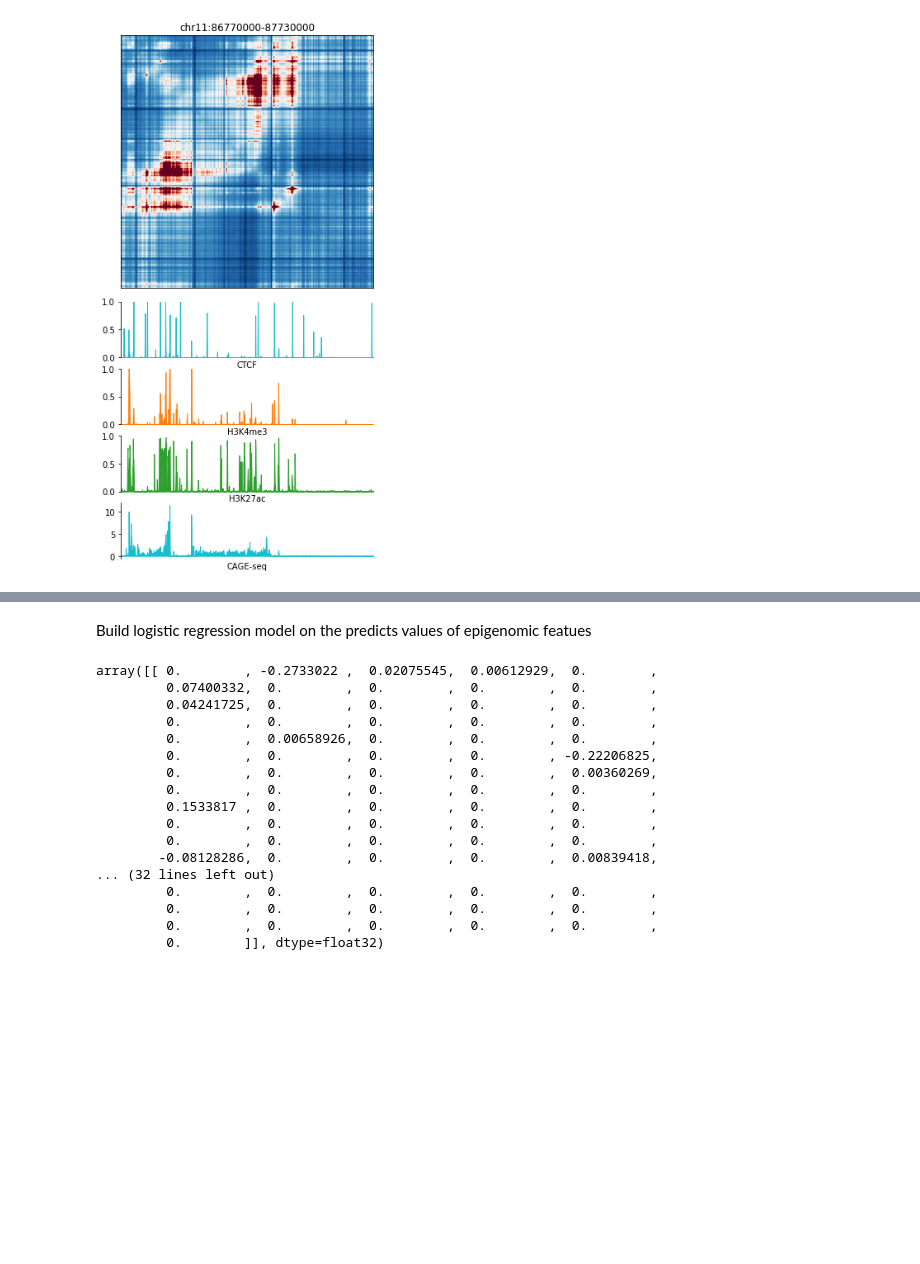
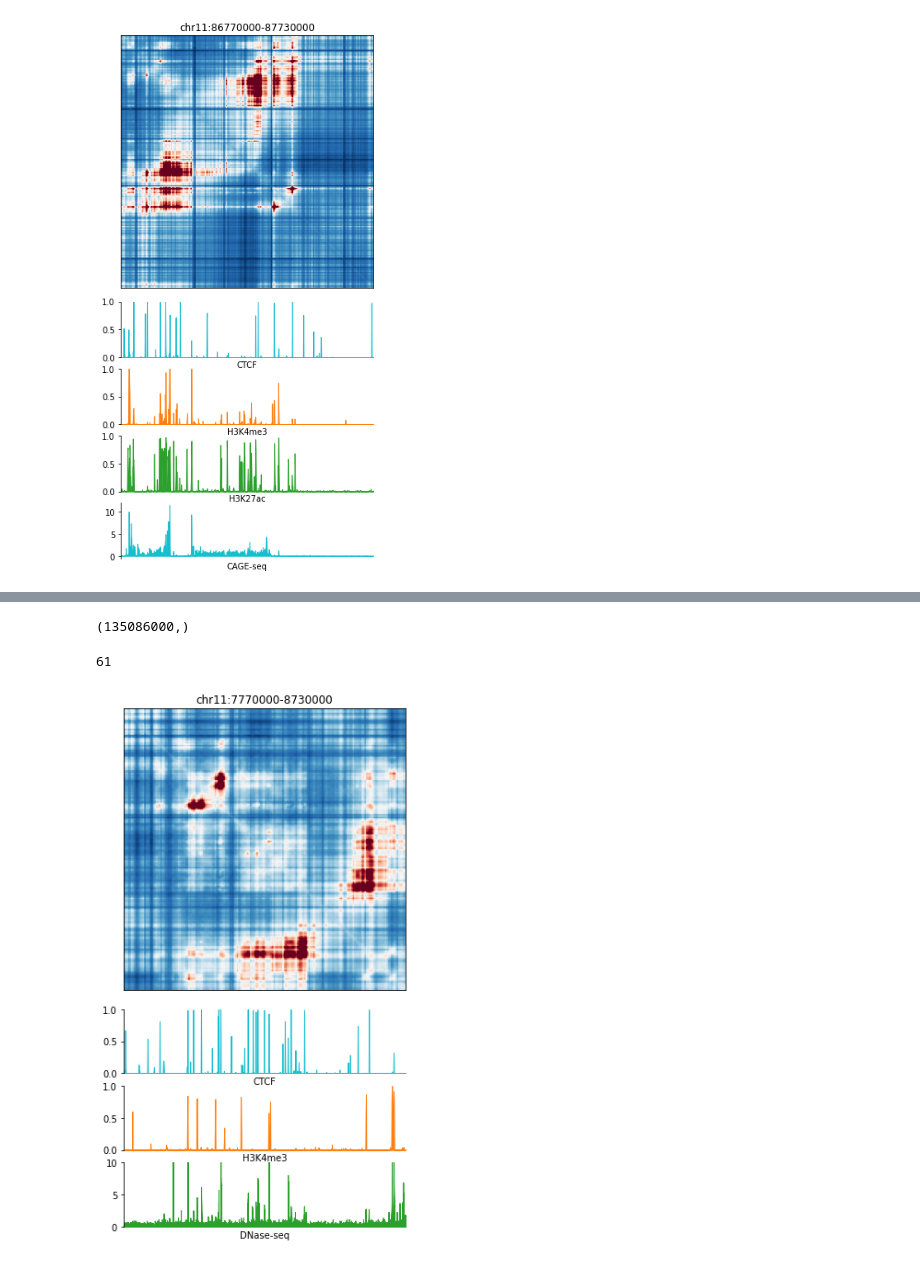
Before and after one commit to liu-bioinfo-lab/EPCOT, a Jupyter notebook: EPCOT_usage.ipynb, the cells around one changed output, grey strips where cells are left out. Cells and saved outputs as stored; diff of their text form; code cells hidden in the pictures; blank space fills up the shorter version.

```diff
--- a/EPCOT_usage.ipynb
+++ b/EPCOT_usage.ipynb
@@ -616,26 +444,41 @@ pred_epis=np.vstack(pred_epis)
-# %% [markdown]
-Build logistic regression model on the predicts values of epigenomic featues
-# %%
-from sklearn.linear_model import LogisticRegression
-# investigate 236 TFs, you can select TFs of interest
-pred_tfs=pred_epis[:,:236]
-clf = LogisticRegression(random_state=0,penalty='l1',solver='saga',C=0.2,max_iter=10000).fit(pred_tfs, labels)
-clf.coef_
-# %% [output]
-array([[ 0.        , -0.2733022 ,  0.02075545,  0.00612929,  0.        ,
-         0.07400332,  0.        ,  0.        ,  0.        ,  0.        ,
-         0.04241725,  0.        ,  0.        ,  0.        ,  0.        ,
-         0.        ,  0.        ,  0.        ,  0.        ,  0.        ,
-         0.        ,  0.00658926,  0.        ,  0.        ,  0.        ,
-         0.        ,  0.        ,  0.        ,  0.        , -0.22206825,
-         0.        ,  0.        ,  0.        ,  0.        ,  0.00360269,
-         0.        ,  0.        ,  0.        ,  0.        ,  0.        ,
-         0.1533817 ,  0.        ,  0.        ,  0.        ,  0.        ,
-         0.        ,  0.        ,  0.        ,  0.        ,  0.        ,
-         0.        ,  0.        ,  0.        ,  0.        ,  0.        ,
-        -0.08128286,  0.        ,  0.        ,  0.        ,  0.00839418,
-... (32 lines left out)
-         0.        ,  0.        ,  0.        ,  0.        ,  0.        ,
-         0.        ,  0.        ,  0.        ,  0.        ,  0.        ,
-         0.        ,  0.        ,  0.        ,  0.        ,  0.        ,
-         0.        ]], dtype=float32)
+# %%
+import pickle
+hic_chrom,hic_start,hic_end=['chr11',7750000,8750000]
+with open('stomach_f53_dnase.pickle','rb') as f:
+    stomach_tmp_dnase=pickle.load(f)
+stomach_dnase=stomach_tmp_dnase[int(hic_chrom[3:])].toarray().squeeze()
+stomach_dnase.shape
+# %% [output]
+(135086000,)
+# %%
+# cross-tissue type contact map prediction using model trained on transverse colon (male 37 years)
+hic_model= build_pretrain_model_hic(hic_args)
+hic_model.cuda()
+hic_model.load_state_dict(torch.load('models/hic_trans_colon_m37_transformer.pt'))
+pred_hic=predict_hic(hic_model,hic_chrom,hic_start,hic_end,stomach_dnase,fasta_extractor,device)
+pred_hic_mat=complete_mat(arraytouptri(pred_hic[0].squeeze(),args))
+
+# cross-tissue type epigenomic feature prediction
+# region of interest
+chrom,start,end=['chr11',7770000,8730000]
+pred_epi= predict_epis(pretrain_model,chrom,start,end,stomach_dnase,fasta_extractor,device)
+# %% [output]
+61
+# %%
+fig = plt.figure(figsize=(5, 8.5))
+gs = GridSpec(7, 5, wspace = 0.75, hspace = 0.2, left = 0.05, top = 0.98, right = 0.9, bottom = 0.05)
+ax_hic = fig.add_subplot(gs[:4, :5])
+ax_track= [fig.add_subplot(gs[4+i:5+i,:5]) for i in range(3)]
+plot_hic(ax_hic,pred_hic_mat,vmin=0,vmax=3)
+epis=['CTCF','H3K4me3','DNase-seq']
+plot_bindings(ax_track[0],pred_epi[:,0], chrom,start,end)
+plot_bindings(ax_track[1],pred_epi[:,-3], chrom,start,end,color='tab:orange')
+plot_cage(ax_track[2],stomach_dnase[start:end],chrom,start,end,color='tab:green')
+ax_track[2].set_ylim(0,10)
+for i in range(len(ax_track)):
+  ax_track[i].set_xticks([])
+  ax_track[i].set_xlabel(epis[i])
+ax_hic.set_title('%s:%s-%s'%(chrom,start,end))
+plt.show()
+# %% [output]
+[figure, added]
```
Also changed, not shown: parts of 45 cells of this notebook.
